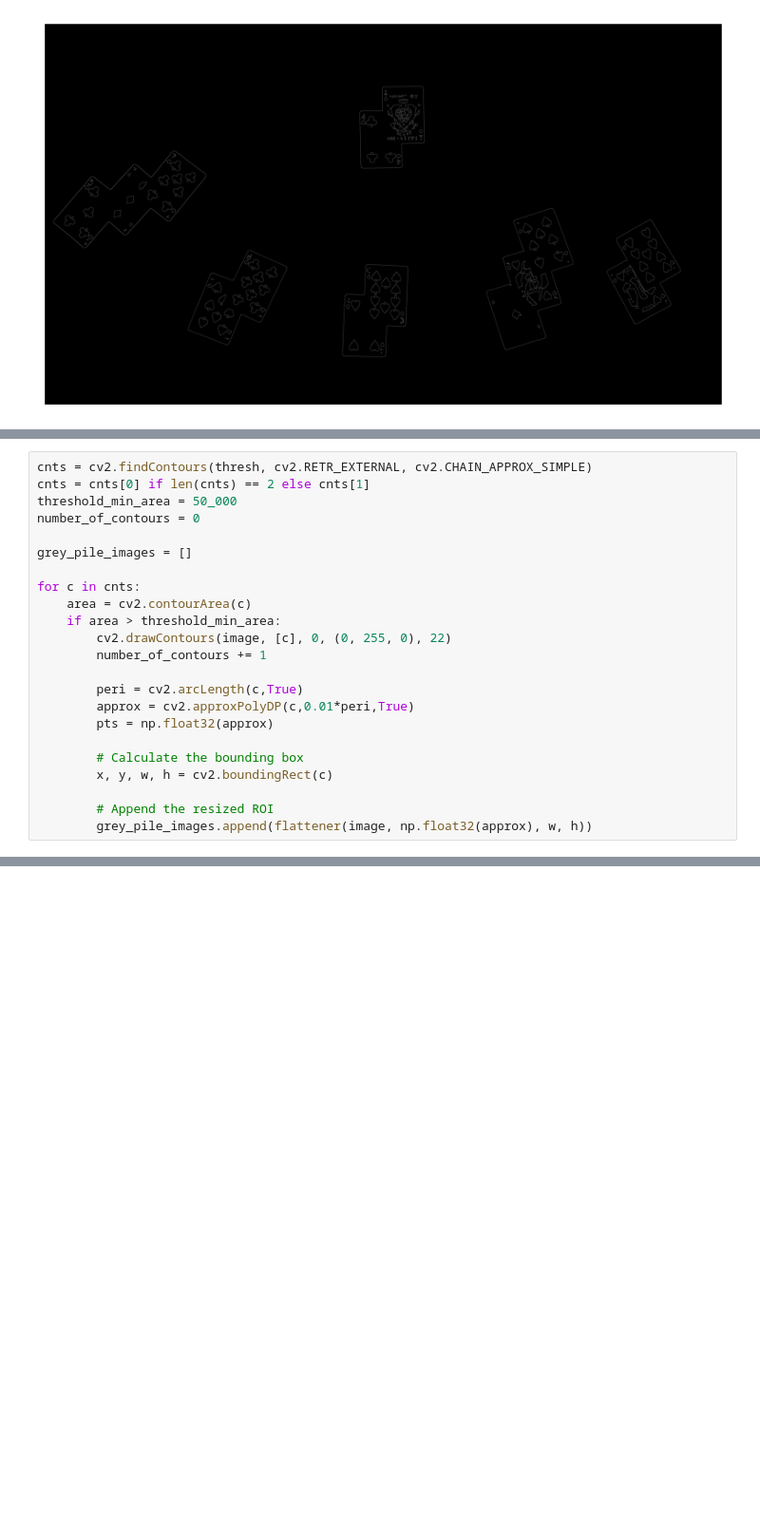
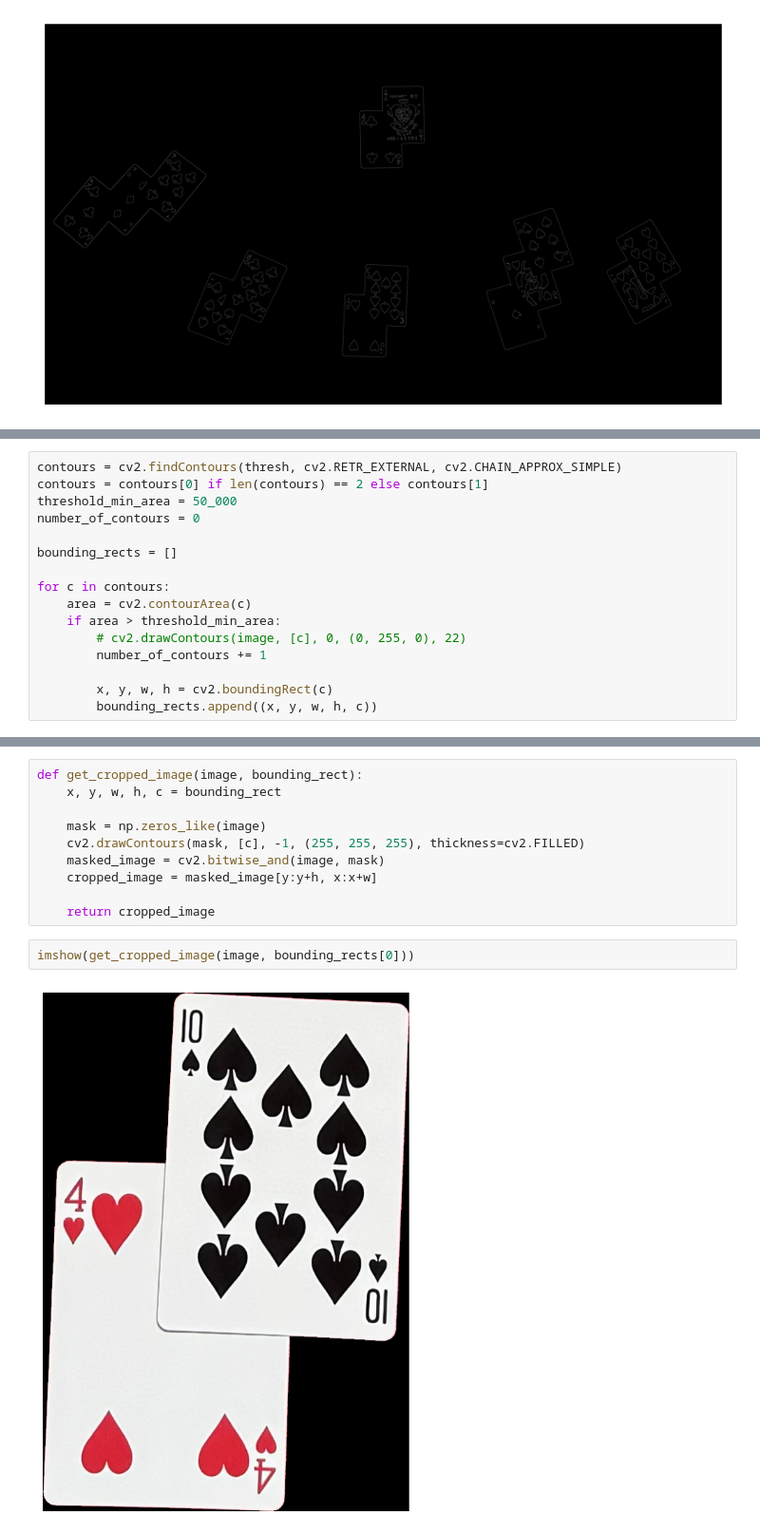
Before and after one commit to SuperrMurlocc/Blackjack-Table-State-Monitoring-System, a Jupyter notebook: example.ipynb, the cells around one changed output, grey strips where cells are left out. Shown at 95% size. Drawn from its saved outputs; the diff is of its cells as text; blank space fills up the shorter version.

Commit message:
bounding rect retrieval created, trash moved to main.py, don't move my trash. i'll need it later!

```diff
--- a/example.ipynb
+++ b/example.ipynb
@@ -131,23 +60,16 @@ def flattener(image, pts, w, h):
 # %%
-cnts = cv2.findContours(thresh, cv2.RETR_EXTERNAL, cv2.CHAIN_APPROX_SIMPLE)
-cnts = cnts[0] if len(cnts) == 2 else cnts[1]
+contours = cv2.findContours(thresh, cv2.RETR_EXTERNAL, cv2.CHAIN_APPROX_SIMPLE)
+contours = contours[0] if len(contours) == 2 else contours[1]
 threshold_min_area = 50_000
 number_of_contours = 0
 
-grey_pile_images = []
+bounding_rects = []
 
-for c in cnts:
+for c in contours:
     area = cv2.contourArea(c)
     if area > threshold_min_area:
-        cv2.drawContours(image, [c], 0, (0, 255, 0), 22)
+        # cv2.drawContours(image, [c], 0, (0, 255, 0), 22)
         number_of_contours += 1
 
-        peri = cv2.arcLength(c,True)
-        approx = cv2.approxPolyDP(c,0.01*peri,True)
-        pts = np.float32(approx)
-
-        # Calculate the bounding box
         x, y, w, h = cv2.boundingRect(c)
-
-        # Append the resized ROI
-        grey_pile_images.append(flattener(image, np.float32(approx), w, h))
+        bounding_rects.append((x, y, w, h, c))
@@ -190,0 +82,14 @@ Contours detected: 6
+# %%
+def get_cropped_image(image, bounding_rect):
+    x, y, w, h, c = bounding_rect
+
+    mask = np.zeros_like(image)
+    cv2.drawContours(mask, [c], -1, (255, 255, 255), thickness=cv2.FILLED)
+    masked_image = cv2.bitwise_and(image, mask)
+    cropped_image = masked_image[y:y+h, x:x+w]
+
+    return cropped_image
+# %%
+imshow(get_cropped_image(image, bounding_rects[0]))
+# %% [output]
+[figure, added]
```
Also changed, not shown: parts of 3 cells of this notebook, 1 other file.
